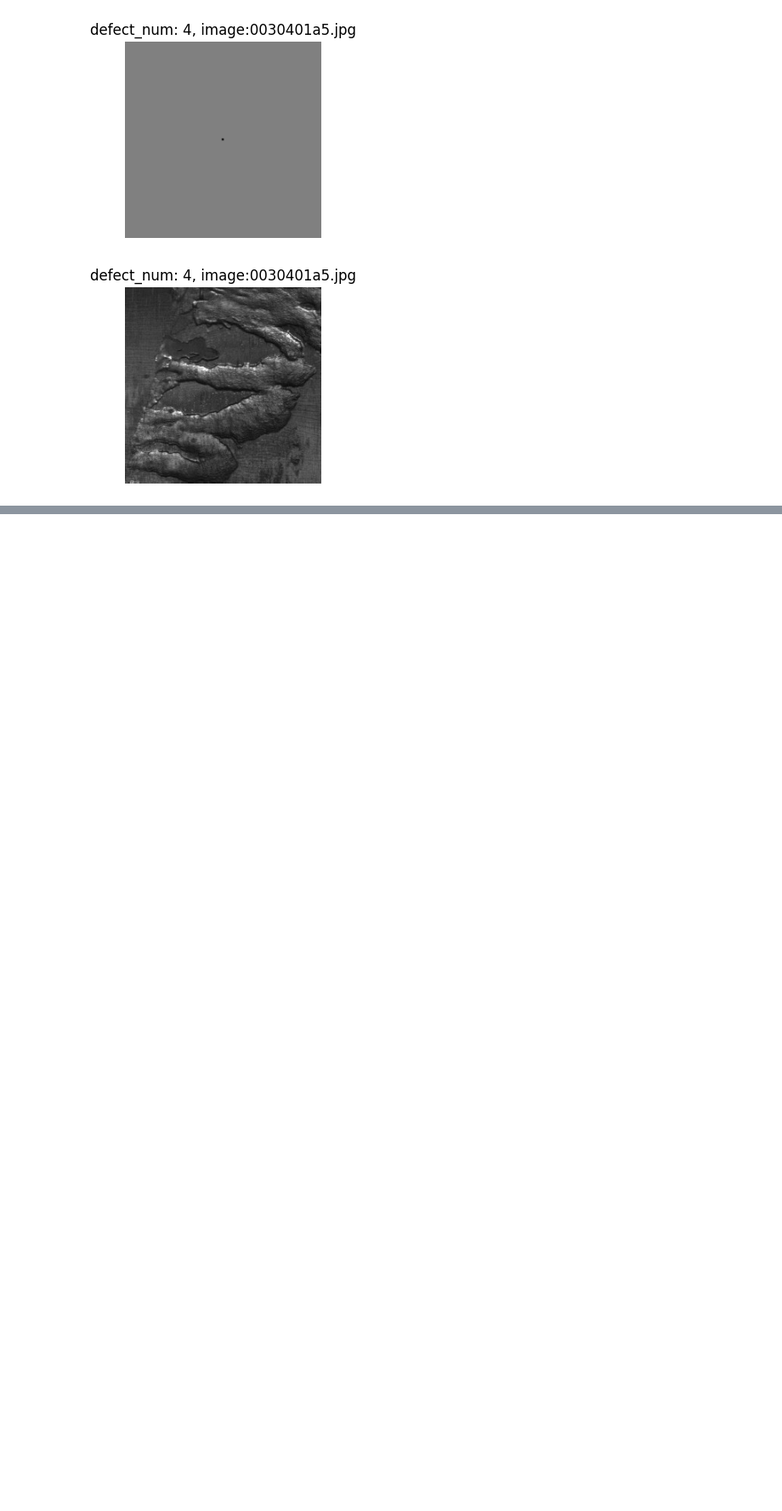
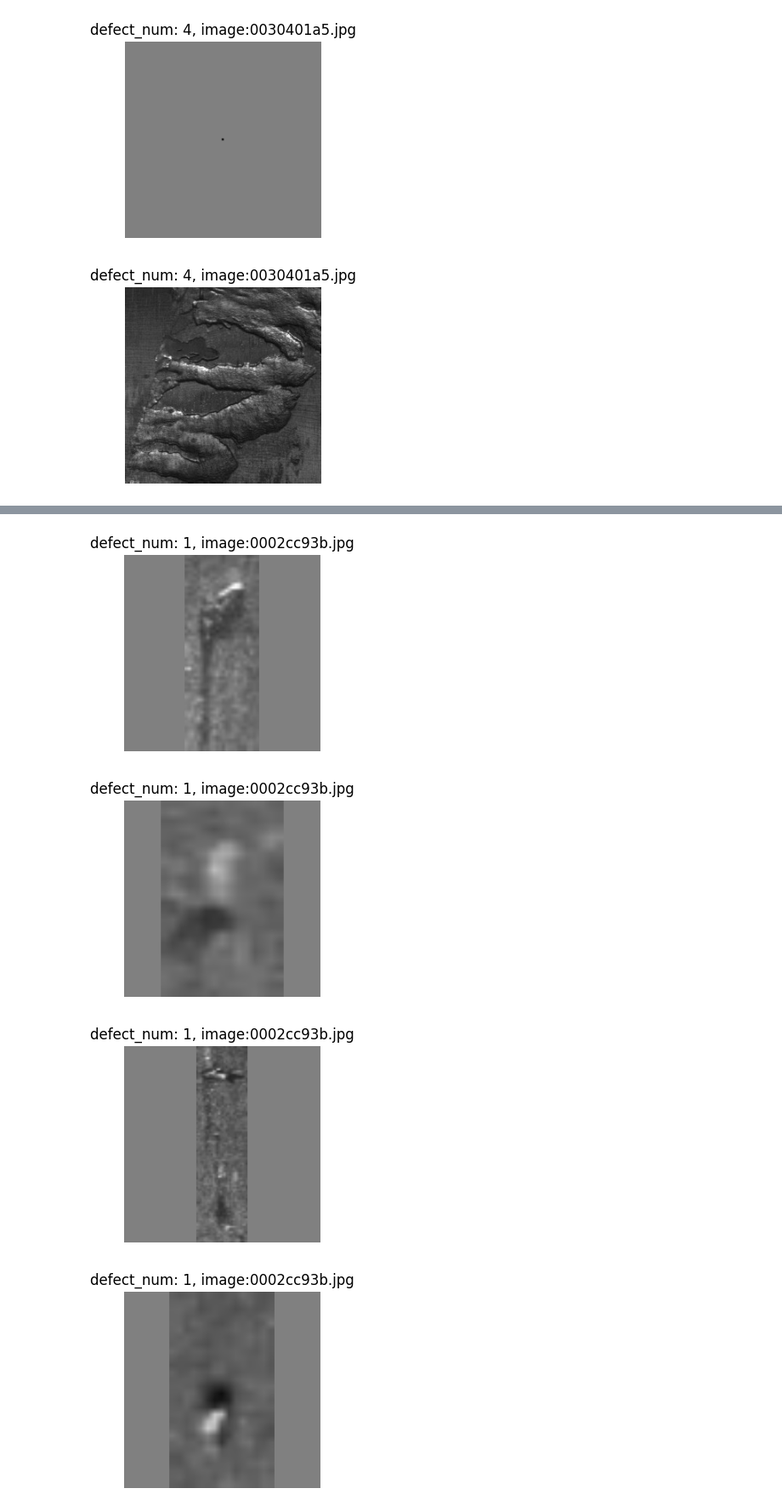
Before and after one commit to June222/capstone-2023-1-02, a Jupyter notebook: AI/Data-preprocessing/data_preprocessing_V3.ipynb, the cells around one changed output, grey strips where cells are left out. Shown: that part at 85% size. Drawn from its saved outputs; the diff is of its cells as text; code cells hidden in the pictures; blank space fills up the shorter version.

```diff
--- a/AI/Data-preprocessing/data_preprocessing_V3.ipynb
+++ b/AI/Data-preprocessing/data_preprocessing_V3.ipynb
@@ -112,0 +168,7 @@ show_mask_image_v0(8)
+# %%
+show_mask_image_v1(0)
+# %% [output]
+[figure, added]
+[figure, added]
+[figure, added]
+[figure, added]
```
Also changed, not shown: parts of 5 cells of this notebook.
